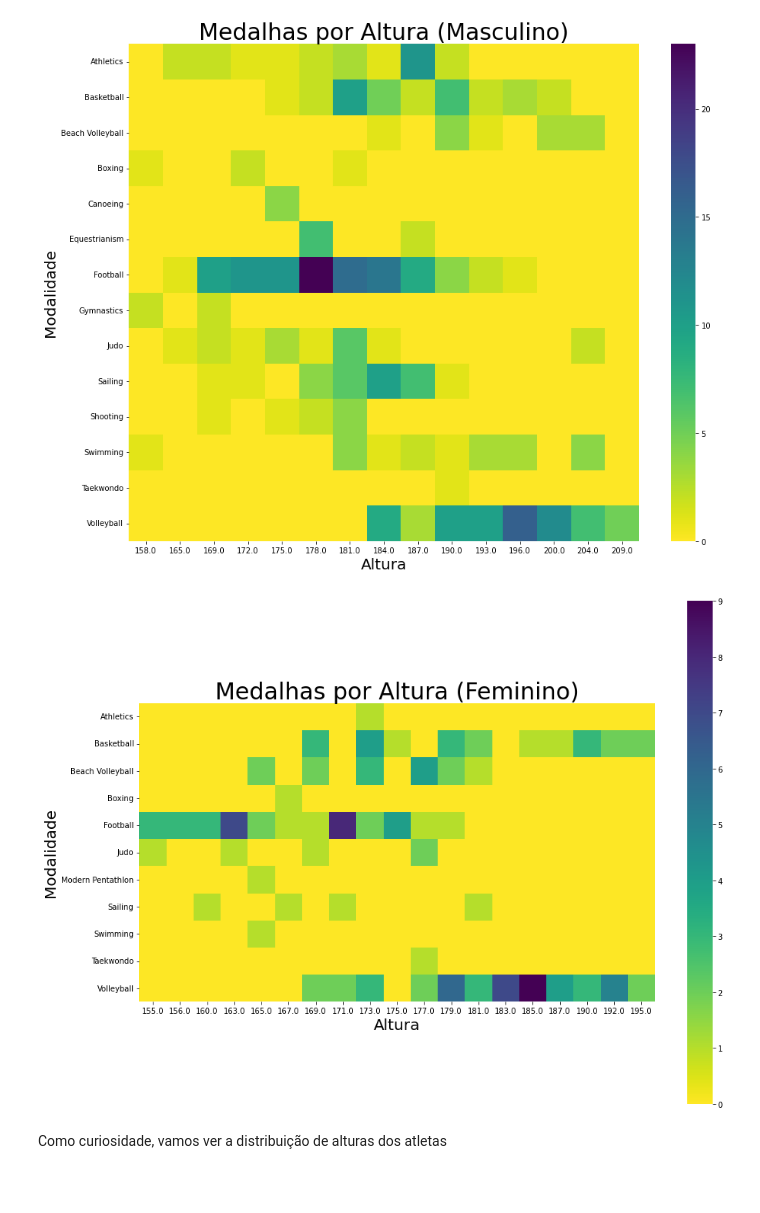
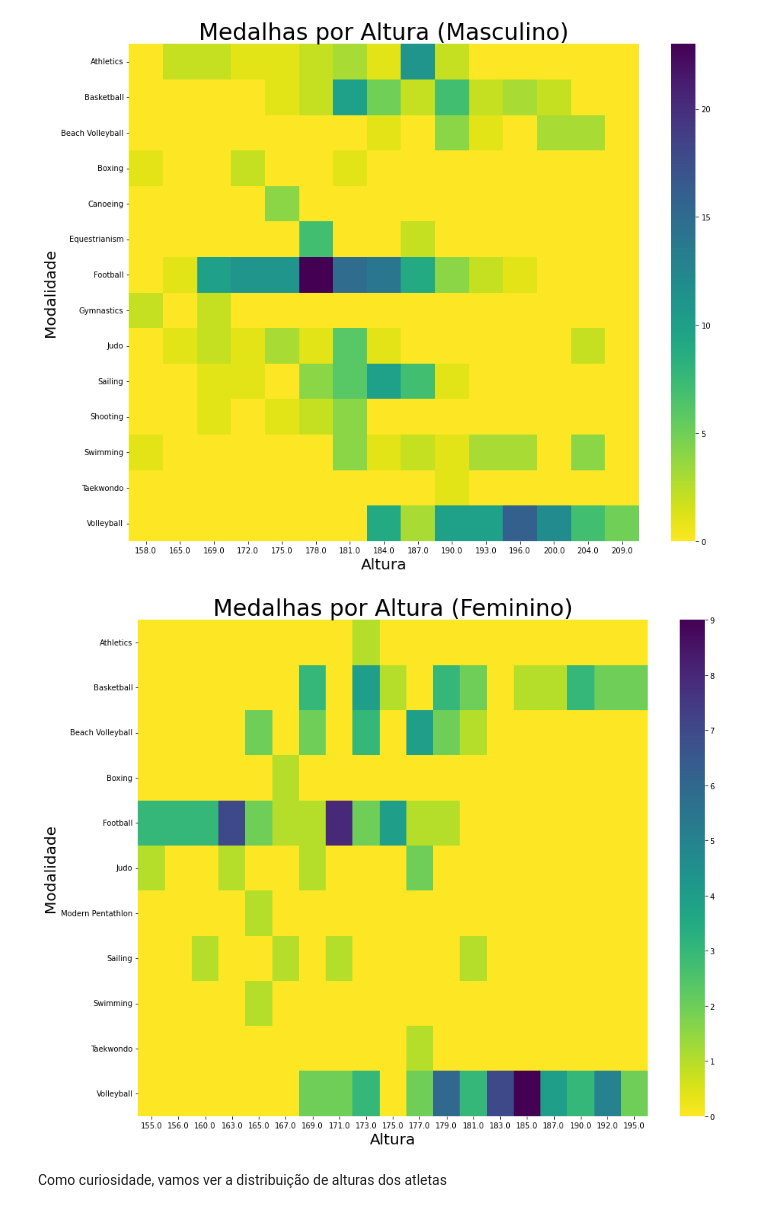
Before and after one commit to vmendes93/projeto_final_modulo_5, a Jupyter notebook: Projeto Final.ipynb, the cells around one changed output. Cells and saved outputs as stored; diff of their text form; code cells hidden in the pictures; blank space fills up the shorter version.

```diff
--- a/Projeto Final.ipynb
+++ b/Projeto Final.ipynb
@@ -352,15 +354,15 @@ plt.show()
 [figure]
 # %%
 f, ax = plt.subplots(figsize=(15, 12))
-sns.heatmap(F_heat, ax=ax, cmap='viridis_r', square=True)
+sns.heatmap(F_heat, ax=ax, cmap='viridis_r', square=False)
 
 ax.set_xlabel('Altura', size=20)
 ax.set_ylabel('Modalidade', size=20)
 ax.set_title('Medalhas por Altura (Feminino)', size=30)
 
 plt.show()
 # %% [output]
-[figure, old version]
+[figure, new version]
 # %% [markdown]
 Como curiosidade, vamos ver a distribuição de alturas dos atletas
 # %%
```
Also changed, not shown: parts of 3 cells of this notebook.
